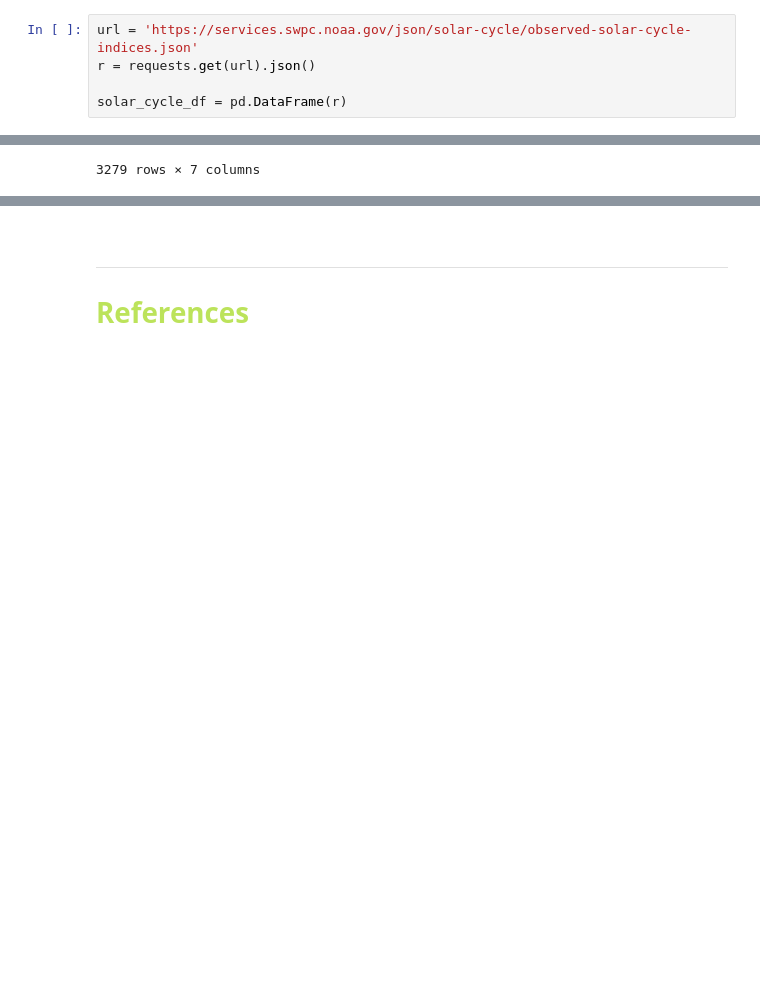
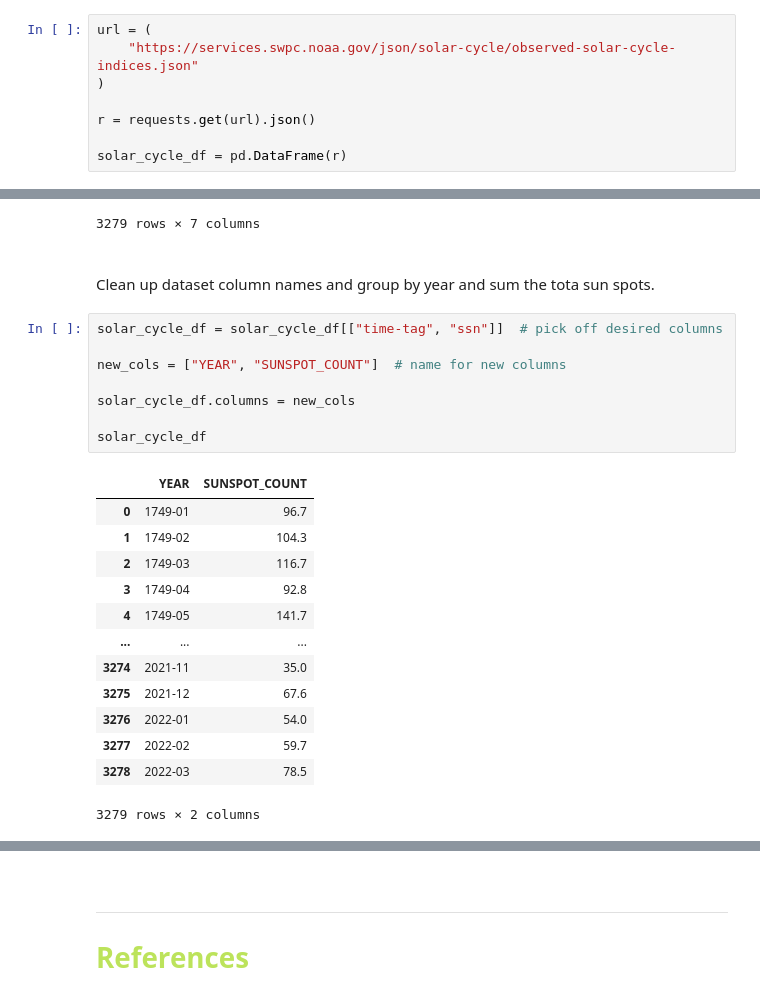
Before and after one commit to Hakuna-Patata/BU_MSDS_PTW, a Jupyter notebook: DSC 540 - Data Preparation/Project.ipynb, the cells around one changed output, grey strips where cells are left out. Cells and saved outputs as stored; diff of their text form; blank space fills up the shorter version.

```diff
--- a/DSC 540 - Data Preparation/Project.ipynb
+++ b/DSC 540 - Data Preparation/Project.ipynb
@@ -192,7 +335,10 @@ solar_time_df
 This dataset contains solar cycle information.<br>
 [https://www.swpc.noaa.gov/products/solar-cycle-progression](https://www.swpc.noaa.gov/products/solar-cycle-progression)
 # %%
-url = 'https://services.swpc.noaa.gov/json/solar-cycle/observed-solar-cycle-indices.json'
+url = (
+    "https://services.swpc.noaa.gov/json/solar-cycle/observed-solar-cycle-indices.json"
+)
+
 r = requests.get(url).json()
 
 solar_cycle_df = pd.DataFrame(r)
@@ -212,3 +358,29 @@ solar_cycle_df
 | 3277 | 2022-02 | 59.7 | -1.0 | 65.61 | -1.0 | 109.15 | -1.0 |
 | 3278 | 2022-03 | 78.5 | -1.0 | 69.06 | -1.0 | -1.00 | -1.0 |
 3279 rows × 7 columns
+# %% [markdown]
+<br>
+
+Clean up dataset column names and group by year and sum the tota sun spots.
+# %%
+solar_cycle_df = solar_cycle_df[["time-tag", "ssn"]]  # pick off desired columns
+
+new_cols = ["YEAR", "SUNSPOT_COUNT"]  # name for new columns
+
+solar_cycle_df.columns = new_cols
+
+solar_cycle_df
+# %% [output]
+|  | YEAR | SUNSPOT_COUNT |
+| 0 | 1749-01 | 96.7 |
+| 1 | 1749-02 | 104.3 |
+| 2 | 1749-03 | 116.7 |
+| 3 | 1749-04 | 92.8 |
+| 4 | 1749-05 | 141.7 |
+| ... | ... | ... |
+| 3274 | 2021-11 | 35.0 |
+| 3275 | 2021-12 | 67.6 |
+| 3276 | 2022-01 | 54.0 |
+| 3277 | 2022-02 | 59.7 |
+| 3278 | 2022-03 | 78.5 |
+3279 rows × 2 columns
```
Also changed, not shown: parts of 22 cells of this notebook, 2 other files.
